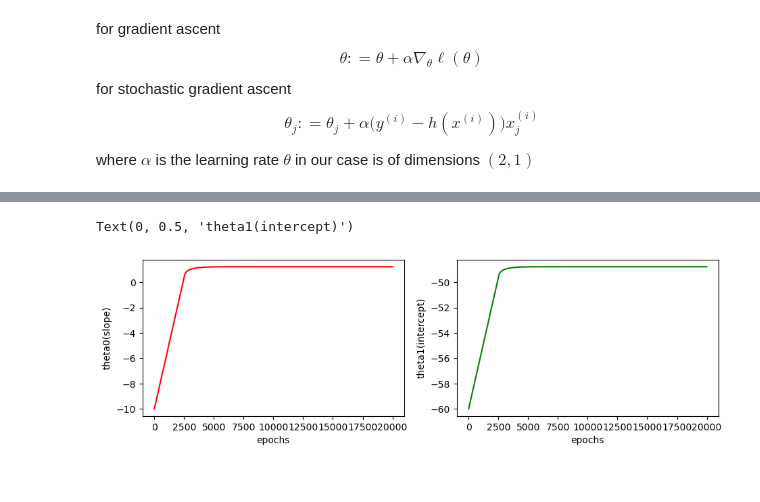
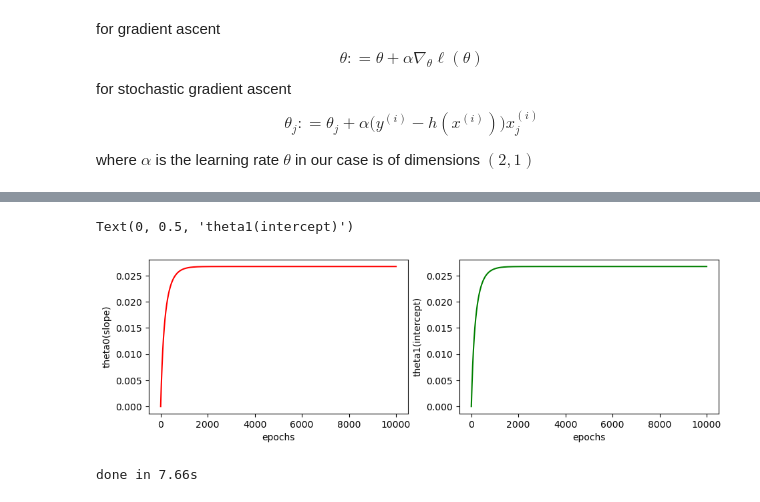
Before and after one commit to aakashks/dsg-lecture-assignments-aks, a Jupyter notebook: aakashks/assMath/2B-q3.ipynb, the cells around one changed output, grey strips where cells are left out. Saved outputs shown, nothing was run; the diff lists cells and outputs as text; code cells hidden in the pictures.

```diff
--- a/aakashks/assMath/2B-q3.ipynb
+++ b/aakashks/assMath/2B-q3.ipynb
@@ -37,8 +37,8 @@ plt.legend()
 [figure]
 # %%
 # intial theta
-theta_initial = np.array([-10, -60], dtype='float64')
-# theta_initial = np.array([10, 10], dtype='float64')
+# theta_initial = np.array([-10, -60], dtype='float64')
+theta_initial = np.array([0, 0], dtype='float64')
 
 # writing the function to be maximised
 def sigmoid(x):
@@ -121,5 +153,5 @@ class optimize:
 # %%
 optimizer = optimize(data_x, data_y)
 
-bgd = optimizer.batch_gradient_ascent(theta_initial, learning_rate=0.000001, epochs=20000)
+bgd = optimizer.batch_gradient_ascent(theta_initial, learning_rate=1e-7, epochs=10000)
 # %% [output]
@@ -141,15 +173,19 @@ Text(0.5, 1.0, 'prediction')
 # %%
 plt.figure(figsize=(11, 3))
 plt.subplot(1,2,1)
-plt.plot(bgd['history'][:, 0], color='red')
+plt.plot(bgd['history_theta'][:, 0], color='red')
 plt.xlabel('epochs')
 plt.ylabel('theta0(slope)')
 
 
 plt.subplot(1,2,2)
-plt.plot(bgd['history'][:, 1], color='green')
+plt.plot(bgd['history_theta'][:, 1], color='green')
 plt.xlabel('epochs')
 plt.ylabel('theta1(intercept)')
 # %% [output]
 Text(0, 0.5, 'theta1(intercept)')
-[figure, old version]
+[figure, new version]
+# %%
+fisher = optimizer.fisher_scoring(theta_initial, learning_rate=1e-5, epochs=10000)
+# %% [output]
+done in 7.66s
```
Also changed, not shown: parts of 7 cells of this notebook.
